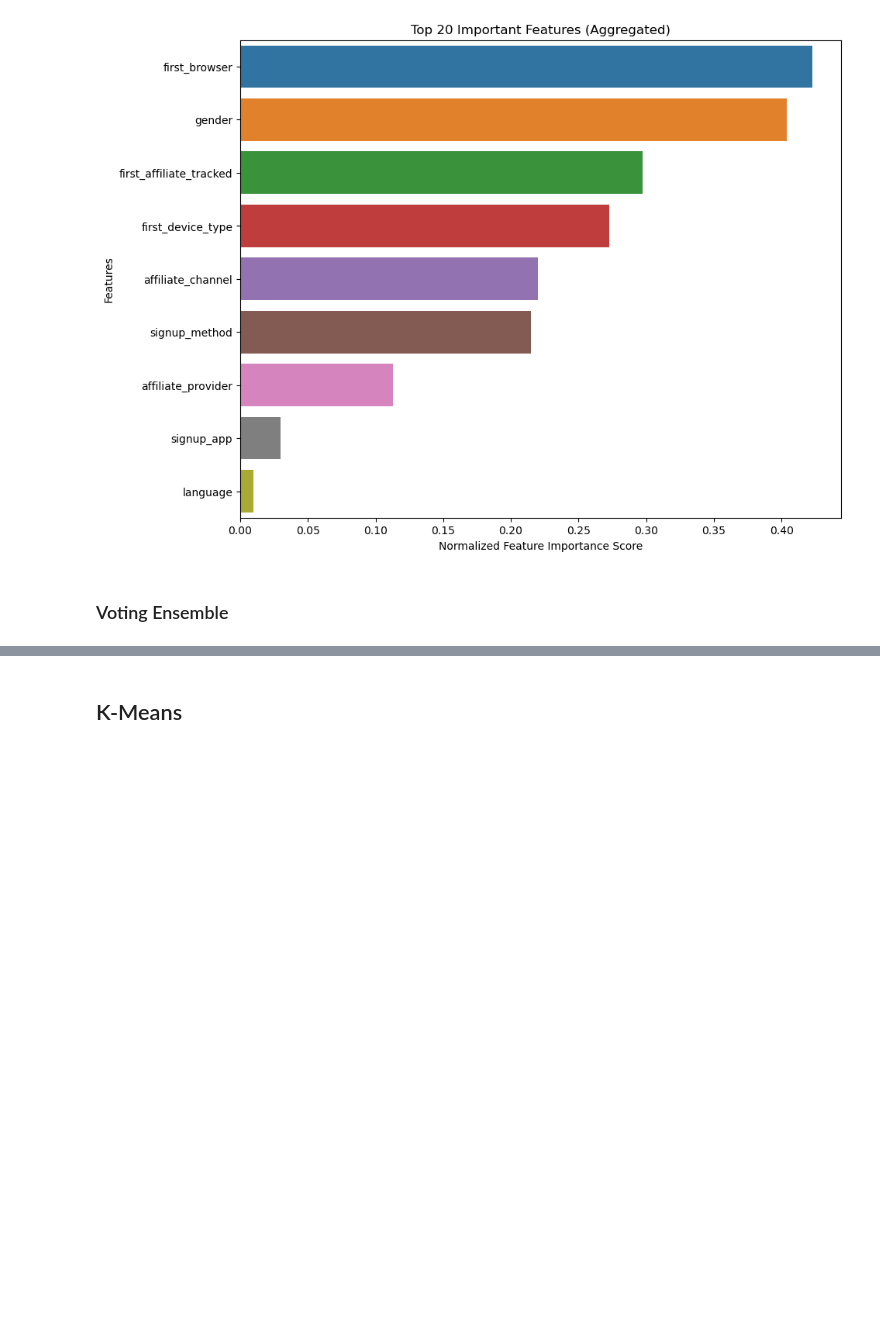
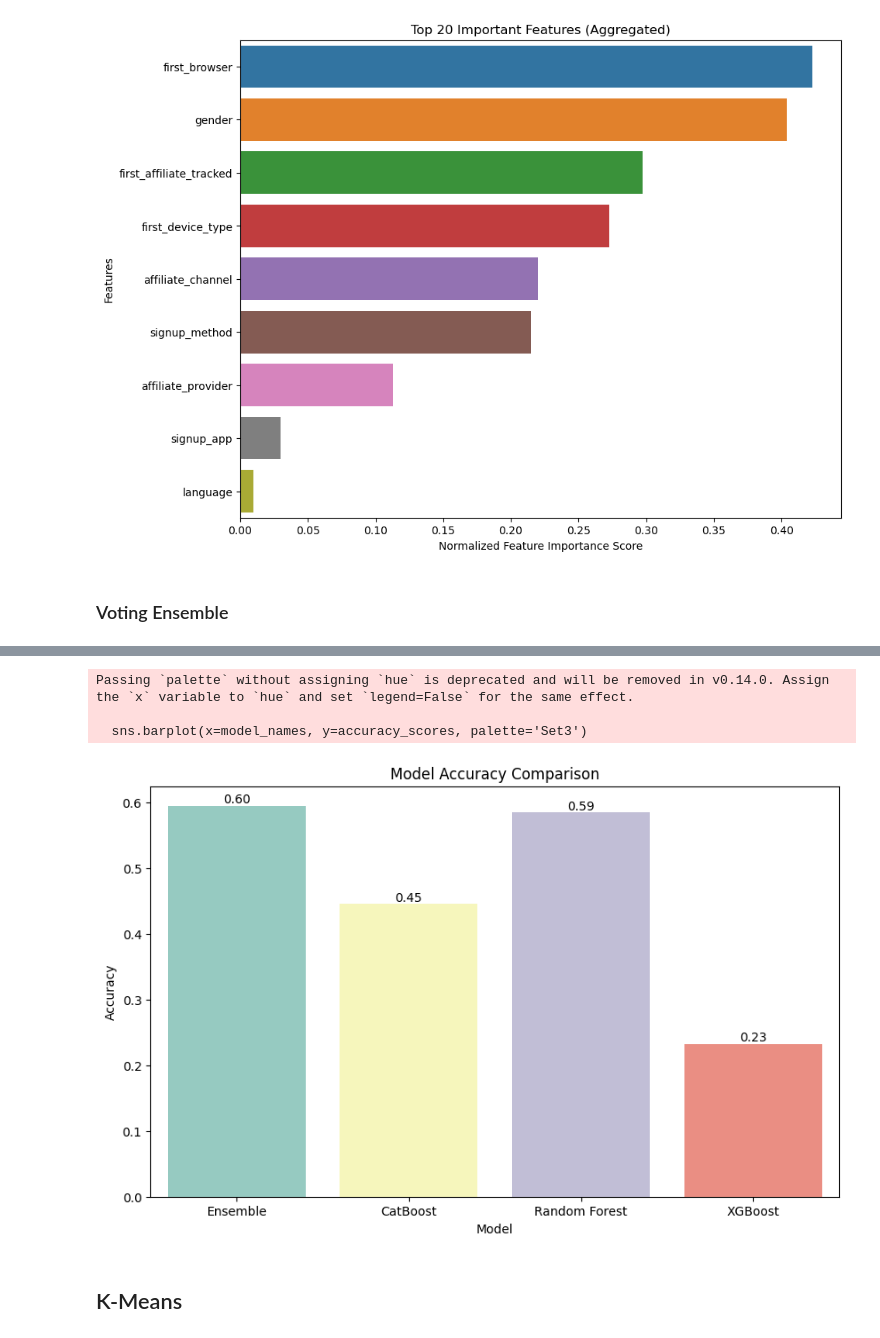
Before and after one commit to dominicfanucchi/aai-510_group7, a Jupyter notebook: AAI-510 Final Project.ipynb, the cells around one changed output, grey strips where cells are left out. Drawn from its saved outputs; the diff is of its cells as text; code cells hidden in the pictures; blank space fills up the shorter version.

```diff
--- a/AAI-510 Final Project.ipynb
+++ b/AAI-510 Final Project.ipynb
@@ -618,3 +678,28 @@ weighted avg       0.51      0.53      0.50     16626
+# %%
+# List of model names
+model_names = ['Ensemble', 'CatBoost', 'Random Forest', 'XGBoost']
+accuracy_scores = [accuracy_score(y_test, y_pred), accuracy_score(y_test, y_pred_catboost), accuracy_score(y_test, y_pred_rf), accuracy_score(y_test, y_pred_xgb)]
+
+# Create a bar chart showing accuracy score comparisons
+plt.figure(figsize=(10, 6))
+sns.barplot(x=model_names, y=accuracy_scores, palette='Set3')
+
+# Add accuracy scores above each bar
+for i in range(len(model_names)):
+  plt.text(i, accuracy_scores[i], f'{accuracy_scores[i]:.2f}', ha='center', va='bottom')
+
+plt.title('Accuracy Score Comparison')
+
+plt.xlabel('Model')
+plt.ylabel('Accuracy')
+plt.title('Model Accuracy Comparison')
+
+plt.show()
+# %% [output]
+Passing `palette` without assigning `hue` is deprecated and will be removed in v0.14.0. Assign the `x` variable to `hue` and set `legend=False` for the same effect.
+
+  sns.barplot(x=model_names, y=accuracy_scores, palette='Set3')
+[figure, added]
 # %% [markdown]
 ## K-Means
 # %%
```
Also changed, not shown: parts of 10 cells of this notebook.
